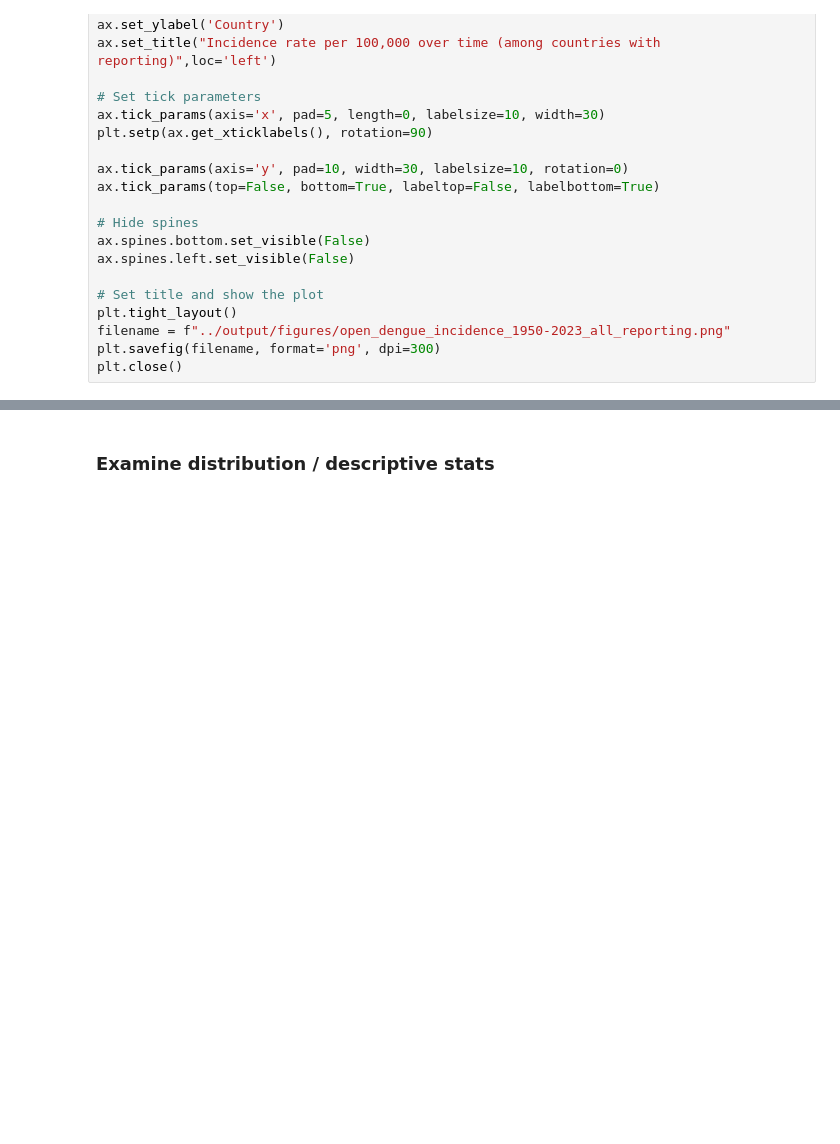
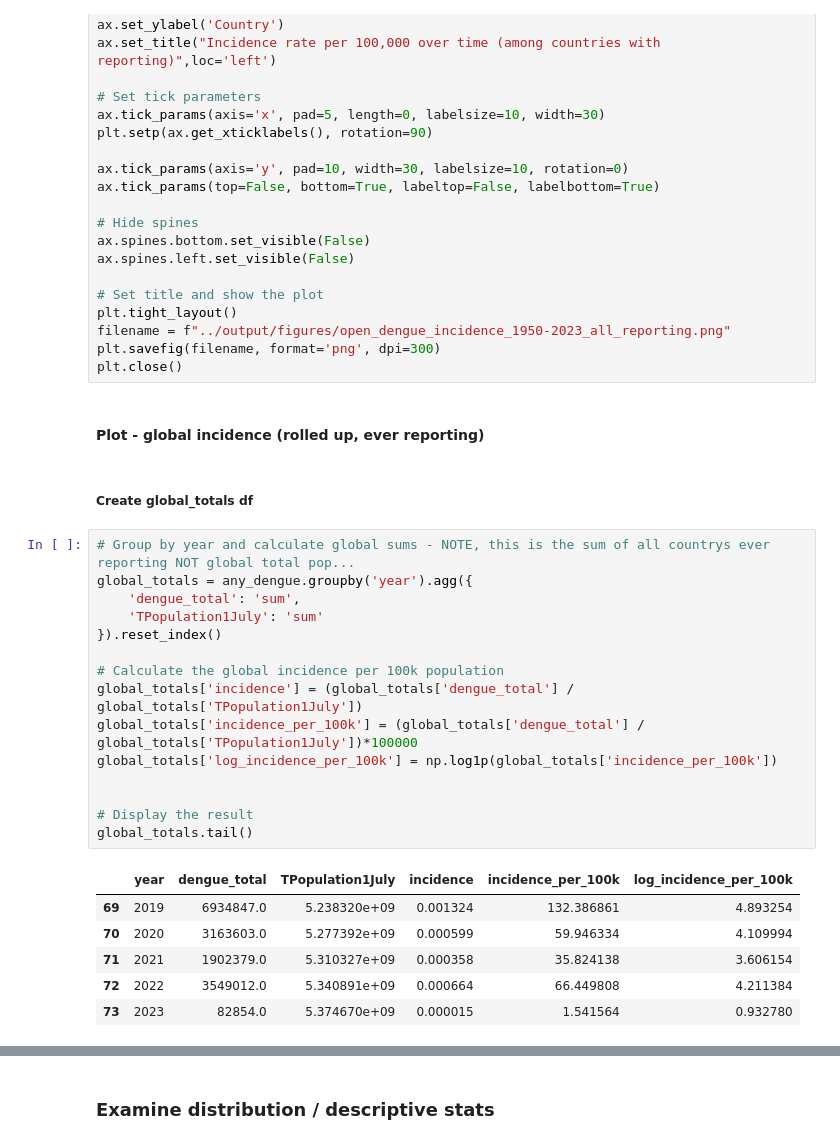
Before and after one commit to haileyrobertson/endemic-factors, a Jupyter notebook: src/ef_opendengue_analysis.ipynb, the cells around one changed output, grey strips where cells are left out. Drawn from its saved outputs; the diff is of its cells as text; blank space fills up the shorter version.

```diff
--- a/src/ef_opendengue_analysis.ipynb
+++ b/src/ef_opendengue_analysis.ipynb
@@ -682,3 +683,29 @@ plt.tight_layout()
 filename = f"../output/figures/open_dengue_incidence_1950-2023_all_reporting.png"
 plt.savefig(filename, format='png', dpi=300)
 plt.close()
+# %% [markdown]
+#### Plot - global incidence (rolled up, ever reporting)
+# %% [markdown]
+##### Create global_totals df
+# %%
+# Group by year and calculate global sums - NOTE, this is the sum of all countrys ever reporting NOT global total pop...
+global_totals = any_dengue.groupby('year').agg({
+    'dengue_total': 'sum',
+    'TPopulation1July': 'sum'
+}).reset_index()
+
+# Calculate the global incidence per 100k population
+global_totals['incidence'] = (global_totals['dengue_total'] / global_totals['TPopulation1July'])
+global_totals['incidence_per_100k'] = (global_totals['dengue_total'] / global_totals['TPopulation1July'])*100000
+global_totals['log_incidence_per_100k'] = np.log1p(global_totals['incidence_per_100k'])
+
+
+# Display the result
+global_totals.tail()
+# %% [output]
+|  | year | dengue_total | TPopulation1July | incidence | incidence_per_100k | log_incidence_per_100k |
+| 69 | 2019 | 6934847.0 | 5.238320e+09 | 0.001324 | 132.386861 | 4.893254 |
+| 70 | 2020 | 3163603.0 | 5.277392e+09 | 0.000599 | 59.946334 | 4.109994 |
+| 71 | 2021 | 1902379.0 | 5.310327e+09 | 0.000358 | 35.824138 | 3.606154 |
+| 72 | 2022 | 3549012.0 | 5.340891e+09 | 0.000664 | 66.449808 | 4.211384 |
+| 73 | 2023 | 82854.0 | 5.374670e+09 | 0.000015 | 1.541564 | 0.932780 |
```
Also changed, not shown: parts of 5 cells of this notebook, 4 other files.
